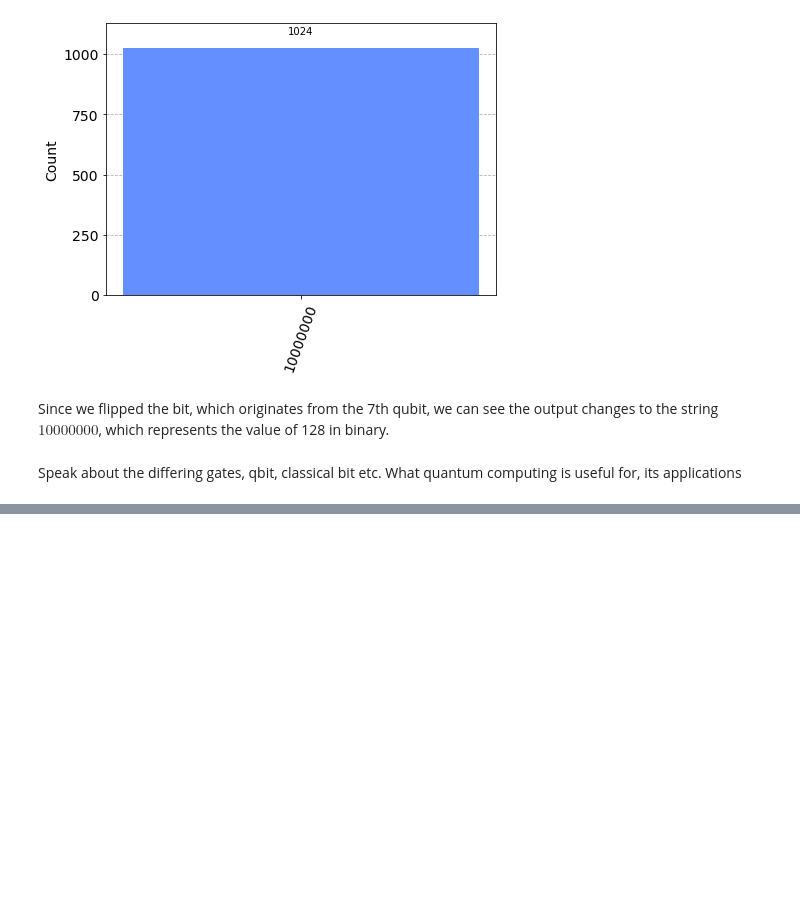
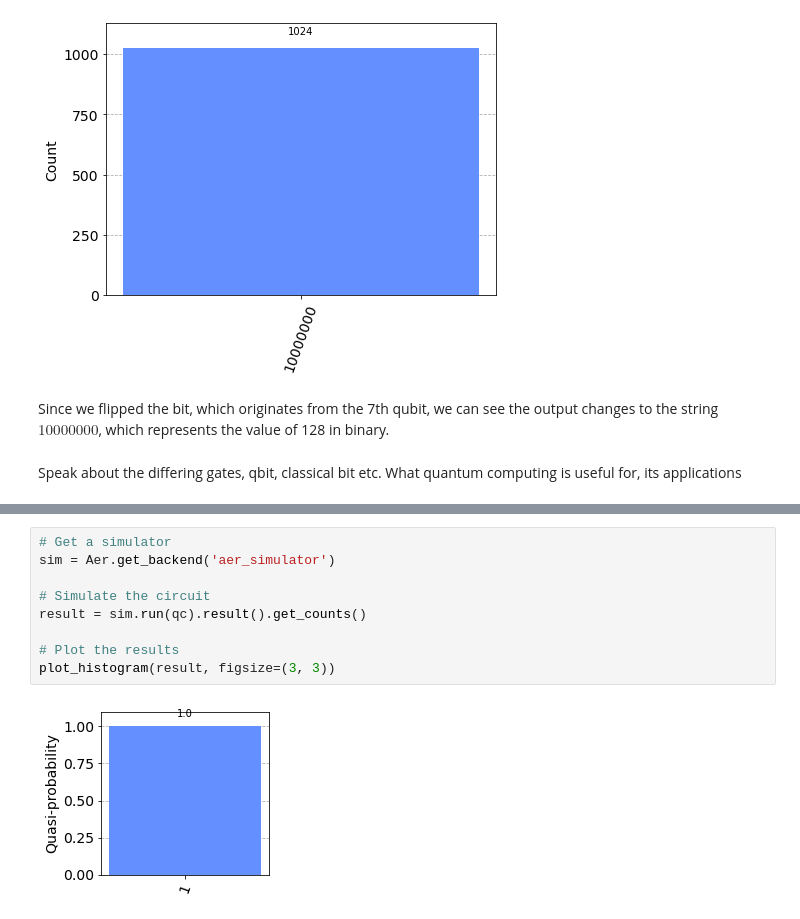
Before and after one commit to shanemcdonagh/emergingtechnologies, a Jupyter notebook: content/notebooks/04-quantum-computing.ipynb, the cells around one changed output, grey strips where cells are left out. Drawn from its saved outputs; the diff is of its cells as text; blank space fills up the shorter version.

```diff
--- a/content/notebooks/04-quantum-computing.ipynb
+++ b/content/notebooks/04-quantum-computing.ipynb
@@ -106,0 +132,11 @@ Let's take a further look at single Qubit gates and what they do within a circui
+# %%
+# Get a simulator
+sim = Aer.get_backend('aer_simulator')
+
+# Simulate the circuit
+result = sim.run(qc).result().get_counts()
+
+# Plot the results
+plot_histogram(result, figsize=(3, 3))
+# %% [output]
+[figure, added]
```
Also changed, not shown: parts of 9 cells of this notebook, 1 other file.
